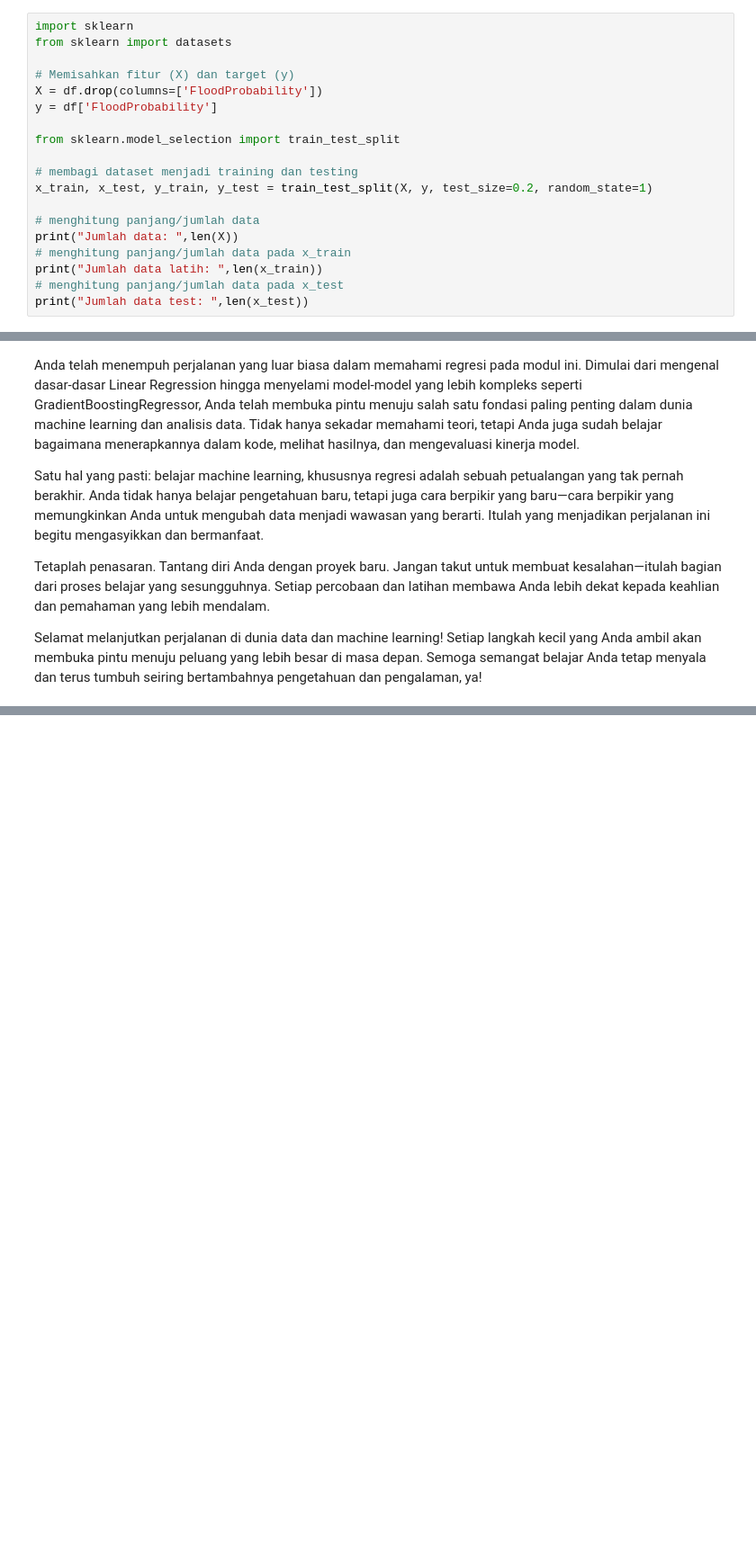
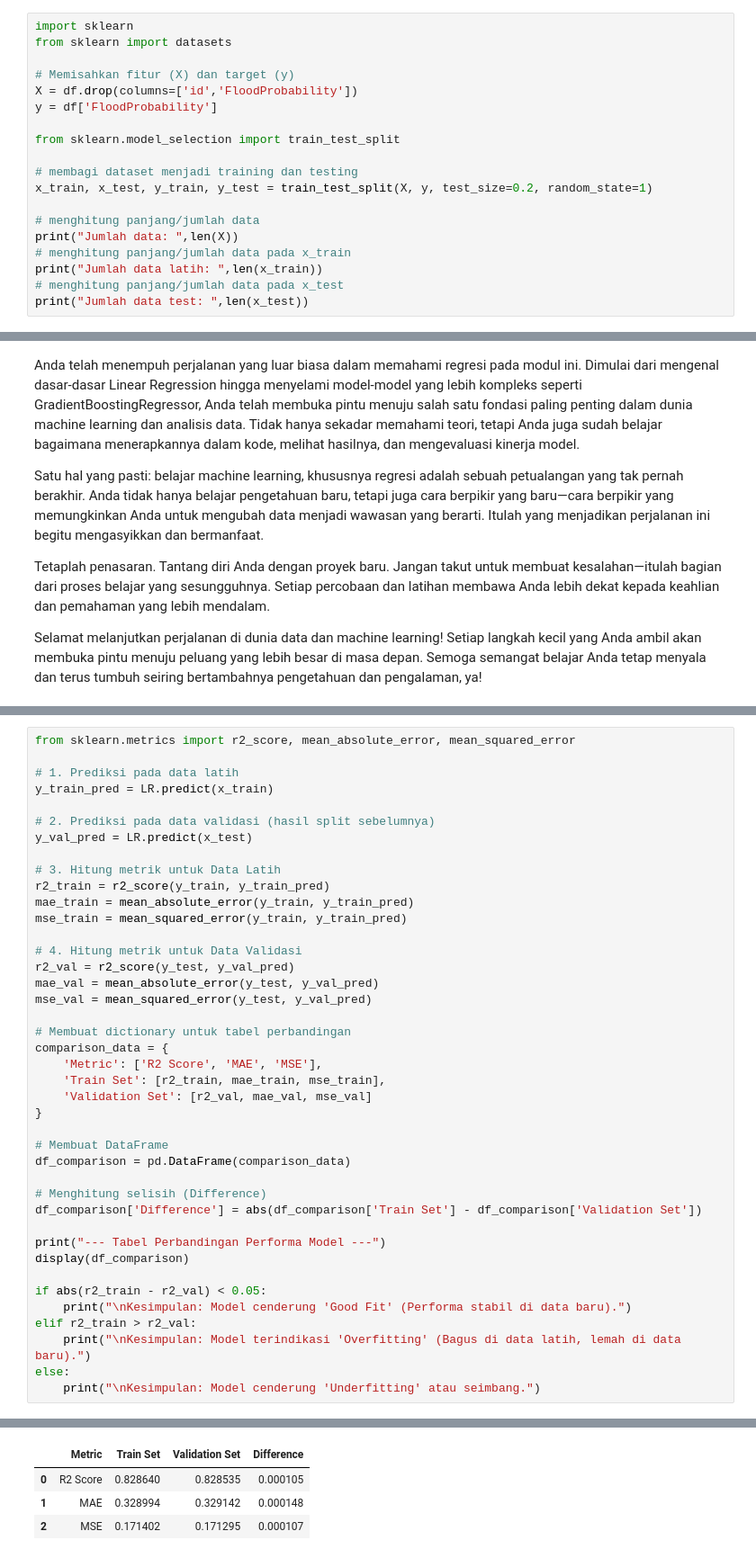
Before and after one commit to Rezkydesyafa/ngulik-machine-learning_, a Jupyter notebook: Dicoding_Regresi_Notebook.ipynb, the cells around one changed output, grey strips where cells are left out. Shown at 90% size. Drawn from its saved outputs; the diff is of its cells as text; blank space fills up the shorter version.

```diff
--- a/Dicoding_Regresi_Notebook.ipynb
+++ b/Dicoding_Regresi_Notebook.ipynb
@@ -224,7 +329,7 @@ import sklearn
 from sklearn import datasets
 
 # Memisahkan fitur (X) dan target (y)
-X = df.drop(columns=['FloodProbability'])
+X = df.drop(columns=['id','FloodProbability'])
 y = df['FloodProbability']
 
 from sklearn.model_selection import train_test_split
@@ -350,0 +539,42 @@ Selamat melanjutkan perjalanan di dunia data dan machine learning! Setiap langka
+# %%
+from sklearn.metrics import r2_score, mean_absolute_error, mean_squared_error
+
+# 1. Prediksi pada data latih
+y_train_pred = LR.predict(x_train)
+
+# 2. Prediksi pada data validasi (hasil split sebelumnya)
+y_val_pred = LR.predict(x_test)
+
+# 3. Hitung metrik untuk Data Latih
+r2_train = r2_score(y_train, y_train_pred)
+mae_train = mean_absolute_error(y_train, y_train_pred)
+mse_train = mean_squared_error(y_train, y_train_pred)
+
+# 4. Hitung metrik untuk Data Validasi
+r2_val = r2_score(y_test, y_val_pred)
+mae_val = mean_absolute_error(y_test, y_val_pred)
+mse_val = mean_squared_error(y_test, y_val_pred)
+
+# Membuat dictionary untuk tabel perbandingan
+comparison_data = {
+    'Metric': ['R2 Score', 'MAE', 'MSE'],
+    'Train Set': [r2_train, mae_train, mse_train],
+    'Validation Set': [r2_val, mae_val, mse_val]
+}
+
+# Membuat DataFrame
+df_comparison = pd.DataFrame(comparison_data)
+
+# Menghitung selisih (Difference)
+df_comparison['Difference'] = abs(df_comparison['Train Set'] - df_comparison['Validation Set'])
+
+print("--- Tabel Perbandingan Performa Model ---")
+display(df_comparison)
+
+if abs(r2_train - r2_val) < 0.05:
+    print("\nKesimpulan: Model cenderung 'Good Fit' (Performa stabil di data baru).")
+elif r2_train > r2_val:
+    print("\nKesimpulan: Model terindikasi 'Overfitting' (Bagus di data latih, lemah di data baru).")
+else:
+    print("\nKesimpulan: Model cenderung 'Underfitting' atau seimbang.")
+# %% [output]
@@ -350,0 +582,4 @@ Selamat melanjutkan perjalanan di dunia data dan machine learning! Setiap langka
+|  | Metric | Train Set | Validation Set | Difference |
+| 0 | R2 Score | 0.828640 | 0.828535 | 0.000105 |
+| 1 | MAE | 0.328994 | 0.329142 | 0.000148 |
+| 2 | MSE | 0.171402 | 0.171295 | 0.000107 |
```
Also changed, not shown: parts of 28 cells of this notebook.
